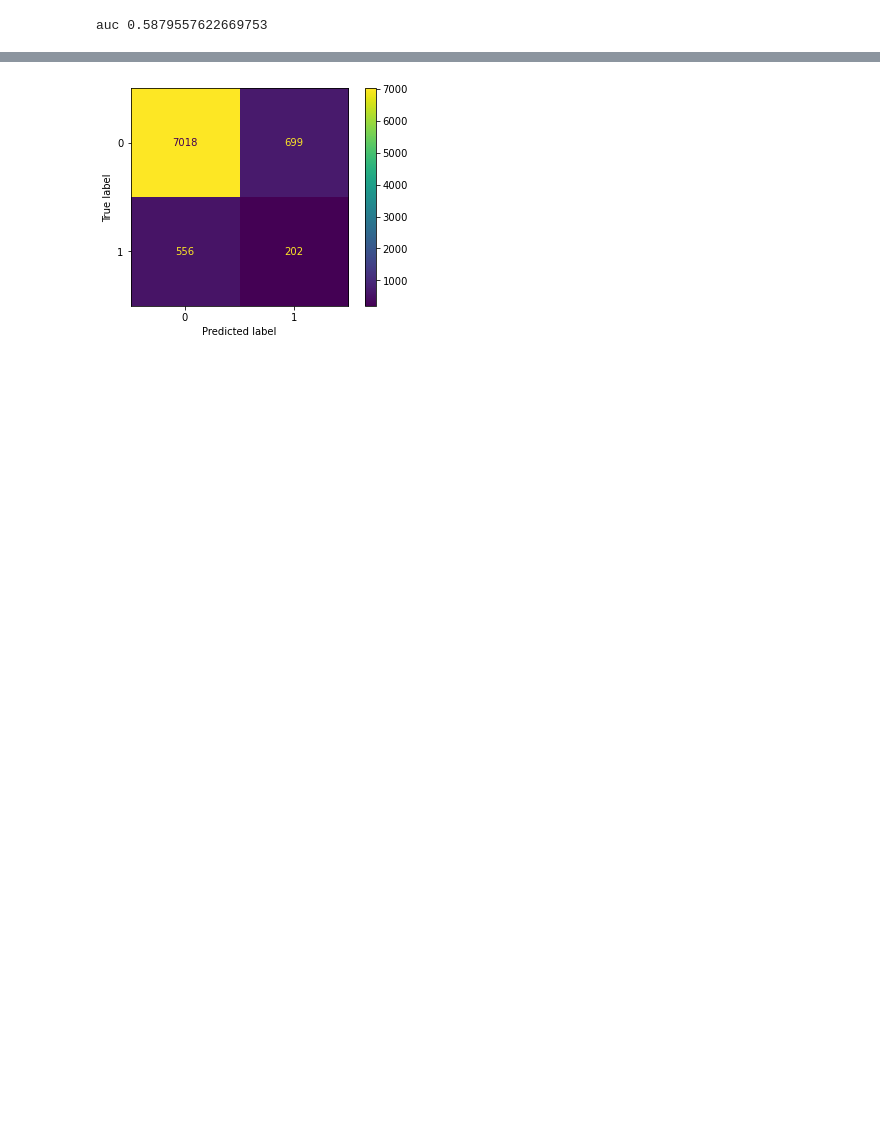
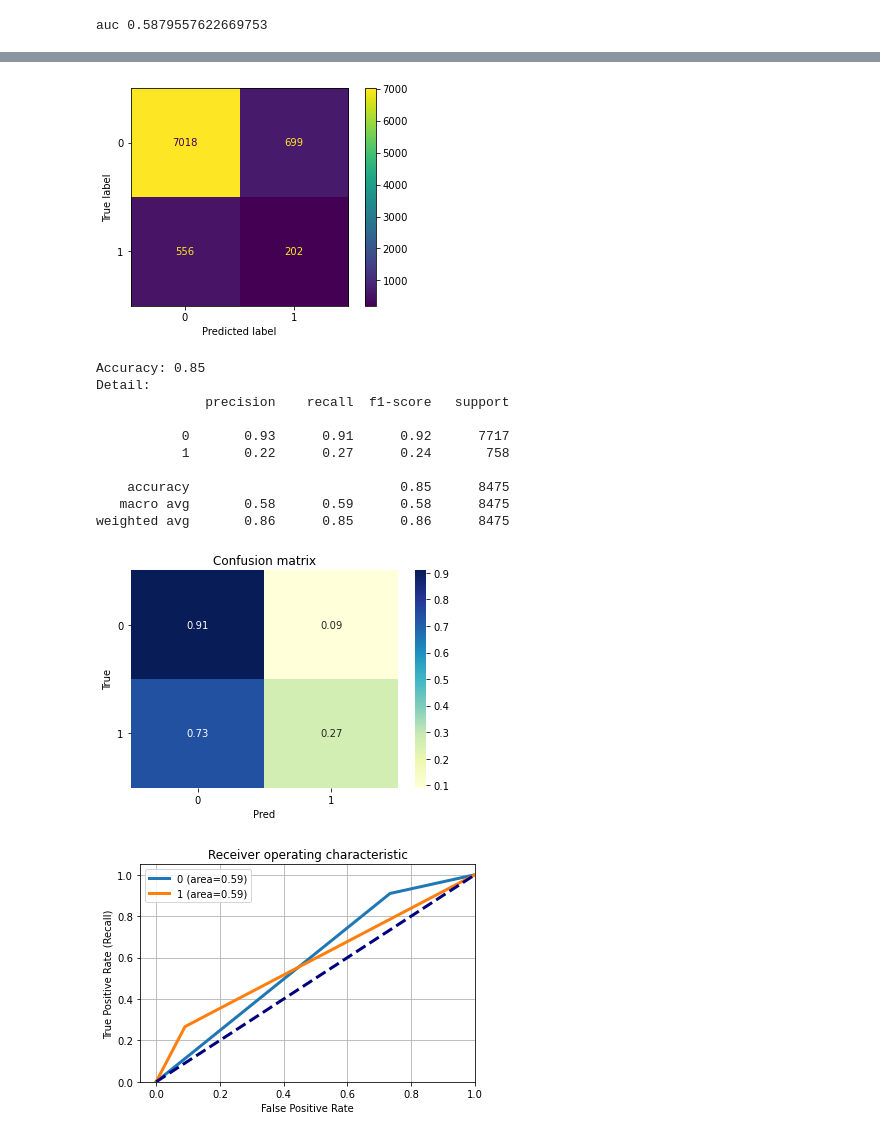
Before and after one commit to vmm221313/Energy_Theft, a Jupyter notebook: base.ipynb, the cells around one changed output, grey strips where cells are left out. Cells and saved outputs as stored; diff of their text form; code cells hidden in the pictures; blank space fills up the shorter version.

```diff
--- a/base.ipynb
+++ b/base.ipynb
@@ -56,30 +131,43 @@ clf = DecisionTreeClassifier(random_state=42)
 clf.fit(X_train, y_train)
 y_pred = clf.predict(X_test)
 print(classification_report(y_test, y_pred))
 print("average_precision_score = ", average_precision_score(y_test, y_pred))
 fpr, tpr, thresholds = roc_curve(y_test, y_pred)
 plt.plot(fpr, tpr, color='blue')
 plt.show()
 print("auc", auc(fpr, tpr))
 precision, recall, thresholds = precision_recall_curve(y_test, y_pred)
 plt.plot(recall, precision, color='blue')
 plt.show()
 plt.close()
 confusion_matrix(y_test, y_pred)
 plot_confusion_matrix(clf, X_test, y_test)
 plt.show()
+model_performance_DL(y_test, y_pred)
 # %% [output]
               precision    recall  f1-score   support
 
            0       0.93      0.91      0.92      7717
            1       0.22      0.27      0.24       758
 
     accuracy                           0.85      8475
    macro avg       0.58      0.59      0.58      8475
 weighted avg       0.86      0.85      0.86      8475
 
 average_precision_score =  0.12535070707216253
 [figure]
 auc 0.5879557622669753
 [figure]
 [figure]
+Accuracy: 0.85
+Detail:
+              precision    recall  f1-score   support
+
+           0       0.93      0.91      0.92      7717
+           1       0.22      0.27      0.24       758
+
+    accuracy                           0.85      8475
+   macro avg       0.58      0.59      0.58      8475
+weighted avg       0.86      0.85      0.86      8475
+[figure, added]
+[figure, added]
```
Also changed, not shown: parts of 26 cells of this notebook, 14 other files.
